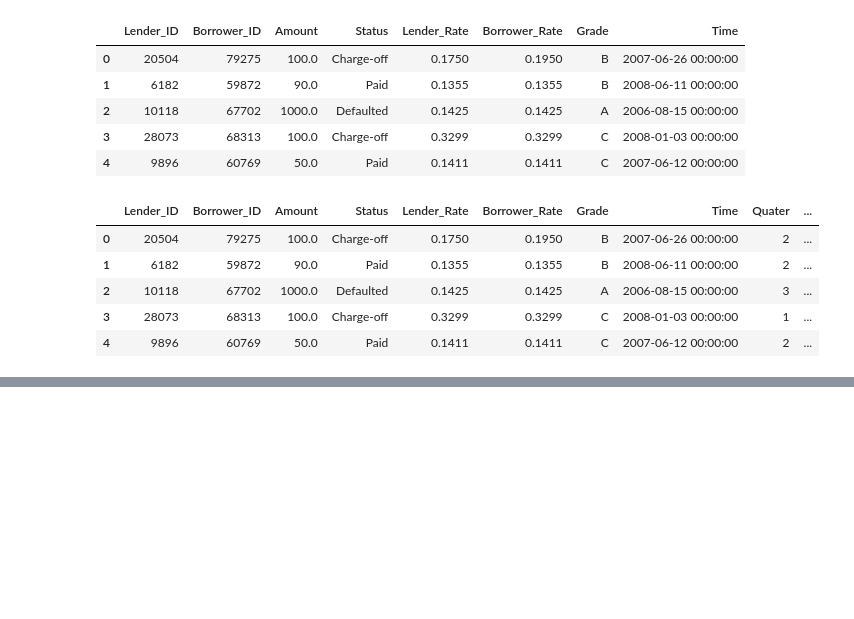
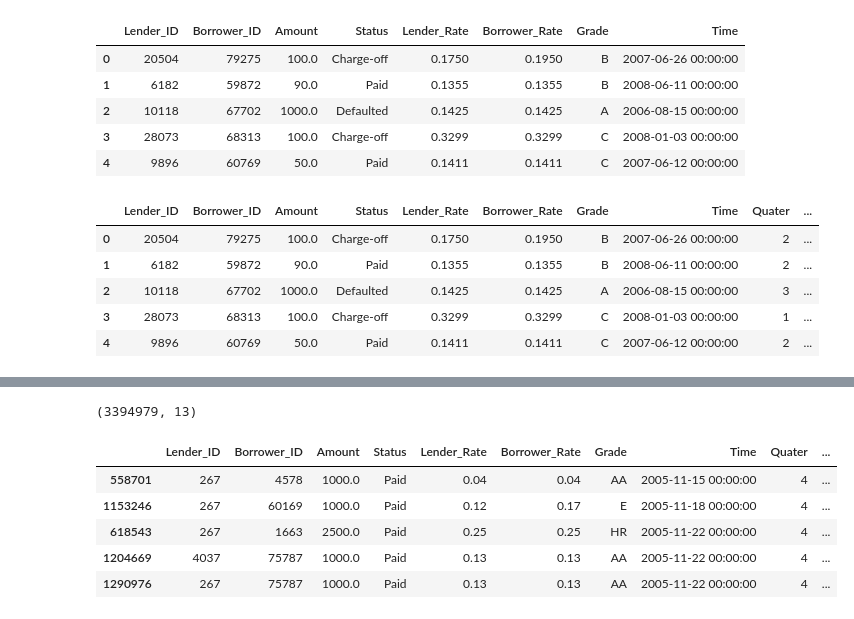
Before and after one commit to jhuang2023/socialcredit, a Jupyter notebook: 20200214.ipynb, the cells around one changed output, grey strips where cells are left out. Saved outputs shown, nothing was run; the diff lists cells and outputs as text; code cells hidden in the pictures; blank space fills up the shorter version.

```diff
--- a/20200214.ipynb
+++ b/20200214.ipynb
@@ -110,0 +228,2 @@ data_df.head()
+# %%
+borrower_type = pd.DataFrame.from_dict(records, orient = 'index')
@@ -110,0 +239,4 @@ data_df.head()
+# %%
+data_df_fl.shape
+# %% [output]
+(3394979, 13)
@@ -111 +247,10 @@ data_df.head()
+# %%
+data_df_fl.head()
+# %% [output]
+|  | Lender_ID | Borrower_ID | Amount | Status | Lender_Rate | Borrower_Rate | Grade | Time | Quater | ... |
+| 558701 | 267 | 4578 | 1000.0 | Paid | 0.04 | 0.04 | AA | 2005-11-15 00:00:00 | 4 | ... |
+| 1153246 | 267 | 60169 | 1000.0 | Paid | 0.12 | 0.17 | E | 2005-11-18 00:00:00 | 4 | ... |
+| 618543 | 267 | 1663 | 2500.0 | Paid | 0.25 | 0.25 | HR | 2005-11-22 00:00:00 | 4 | ... |
+| 1204669 | 4037 | 75787 | 1000.0 | Paid | 0.13 | 0.13 | AA | 2005-11-22 00:00:00 | 4 | ... |
+| 1290976 | 267 | 75787 | 1000.0 | Paid | 0.13 | 0.13 | AA | 2005-11-22 00:00:00 | 4 | ... |
 # %%
```
Also changed, not shown: parts of 52 cells of this notebook.
